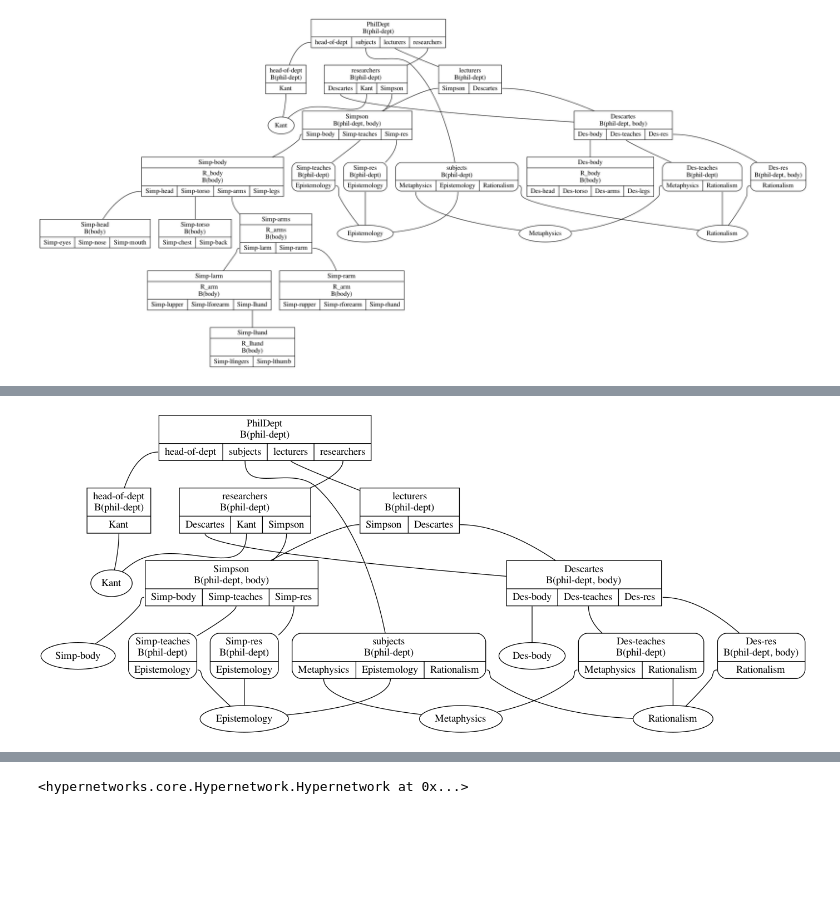
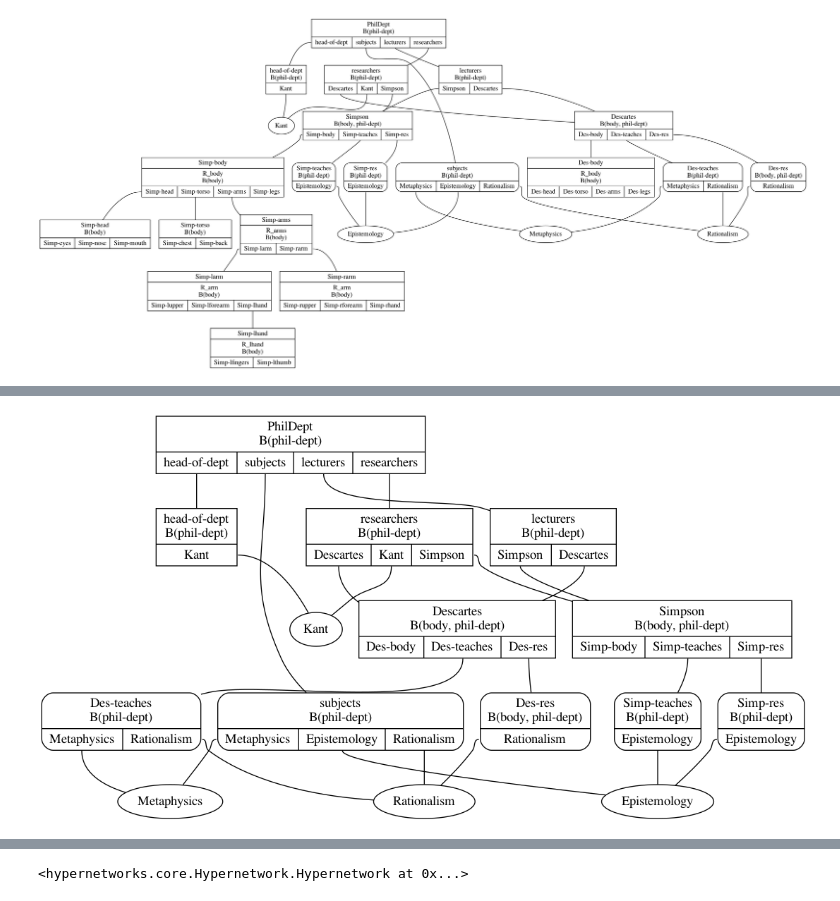
Before and after one commit to rdchar/Hora, a Jupyter notebook: examples/Simpson.ipynb, the cells around one changed output, grey strips where cells are left out. Cells and saved outputs as stored; diff of their text form; code cells hidden in the pictures; blank space fills up the shorter version.

```diff
--- a/examples/Simpson.ipynb
+++ b/examples/Simpson.ipynb
@@ -77,10 +77,10 @@ Simp-lhand=<~Simp-lfingers, ~Simp-lthumb; R_lhand; B(body)>^N
 # %%
 phil_dept_hn = Hypernetwork()
 phil_dept_hn = get_subHn_by_semantic_boundary(simpson_hn, "phil-dept", phil_dept_hn)
 
 # print(phil_dept_hn)
 
-draw_hn(phil_dept_hn, fname="pictures/simpson-phil-dept", view=False, show_prop=False)
+draw_hn(phil_dept_hn, fname="pictures/simpson-phil-dept", view=False, show_vertex=False)
 Image(filename='pictures/simpson-phil-dept.png', width=1000, height=400)
 # %% [output]
-[figure, old version]
+[figure, new version]
```
Also changed, not shown: parts of 6 cells of this notebook, 2 other files.
